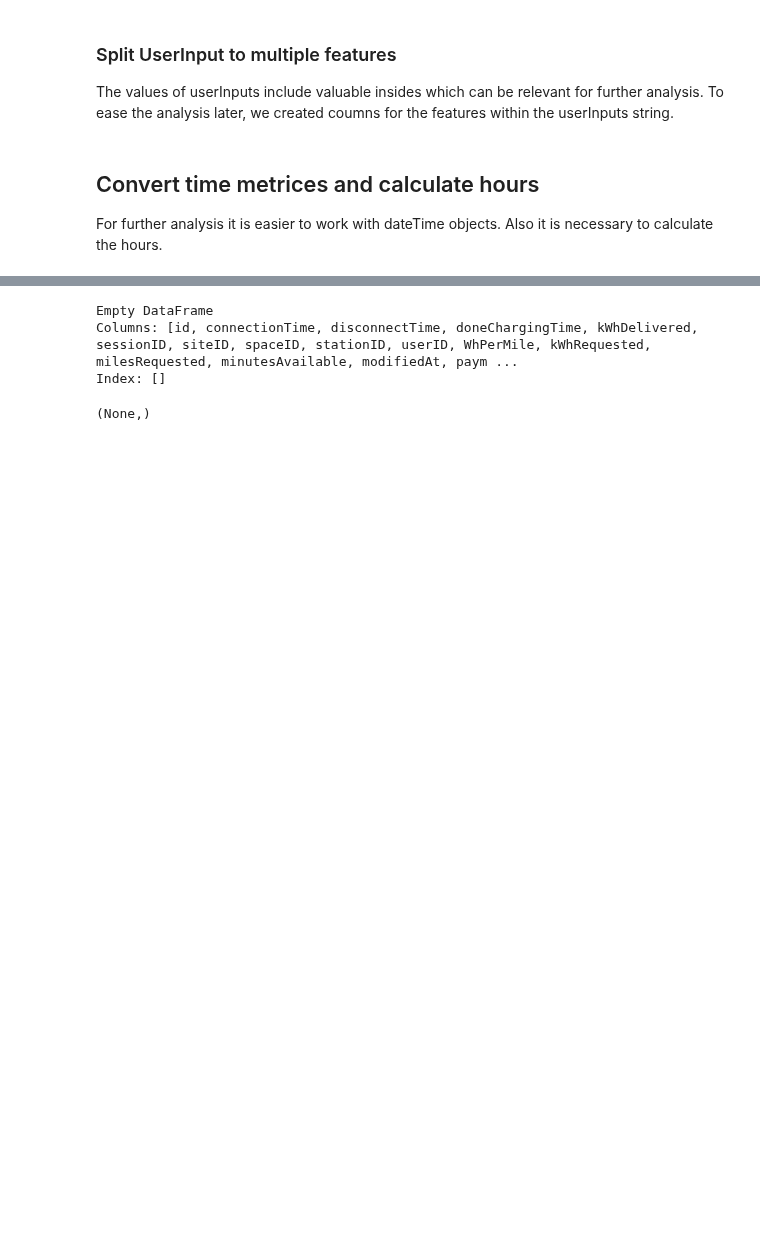
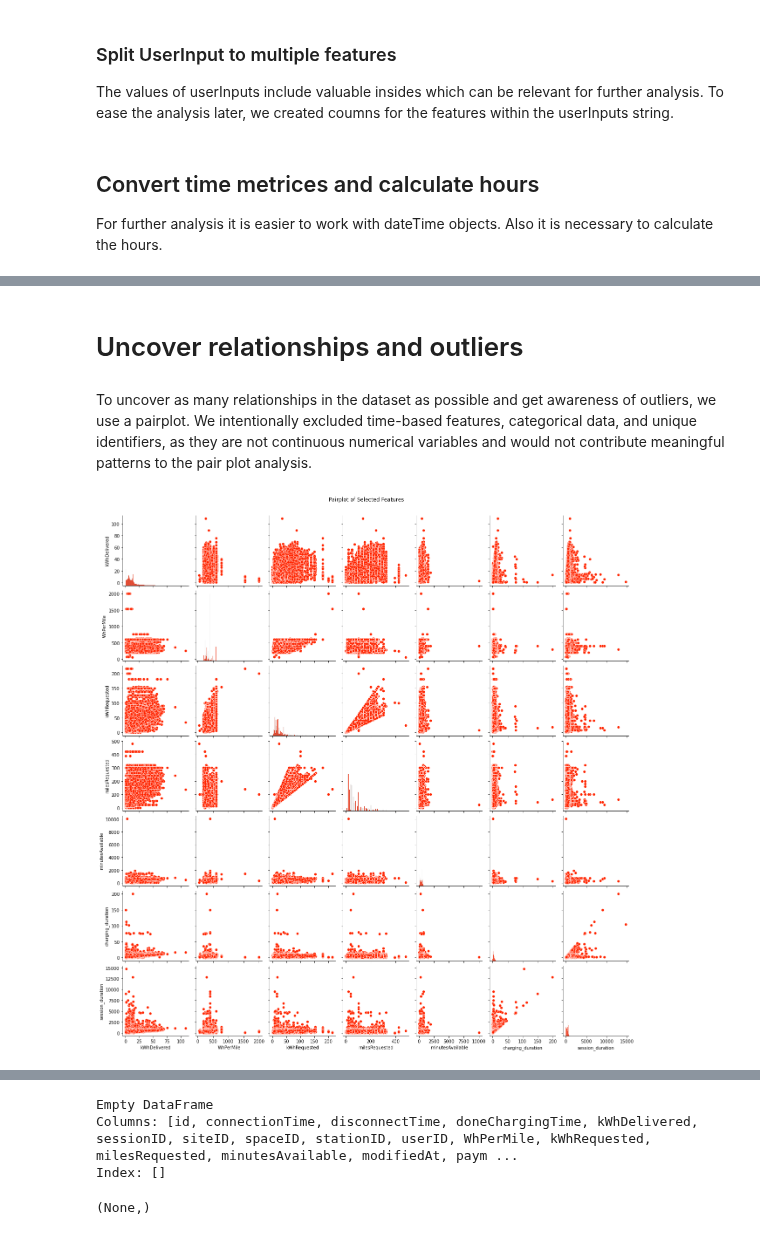
Before and after one commit to helloworldfromleo/AA, a Jupyter notebook: 01_Data_Preparation.ipynb, the cells around one changed output, grey strips where cells are left out. Drawn from its saved outputs; the diff is of its cells as text; code cells hidden in the pictures; blank space fills up the shorter version.

Commit message:
outlier detection adjustments

```diff
--- a/01_Data_Preparation.ipynb
+++ b/01_Data_Preparation.ipynb
@@ -198,2 +169,17 @@ plt.show()
+# %% [markdown]
+# Uncover relationships and outliers
+# %% [markdown]
+To uncover as many relationships in the dataset as possible and get awareness of outliers, we use a pairplot. We intentionally excluded time-based features, categorical data, and unique identifiers, as they are not continuous numerical variables and would not contribute meaningful patterns to the pair plot analysis.
+# %%
+columns_for_pairplot = [
+    'kWhDelivered', 'WhPerMile', 'kWhRequested',
+    'milesRequested', 'minutesAvailable', 'charging_duration', 'session_duration'
+]
+
+sns.pairplot(df[columns_for_pairplot])
+plt.suptitle('Pairplot of Selected Features', y=1.02)
+plt.show()
+# %% [output]
+[figure, added]
 # %%
 # Corr. matrix
```
Also changed, not shown: parts of 15 cells of this notebook.
